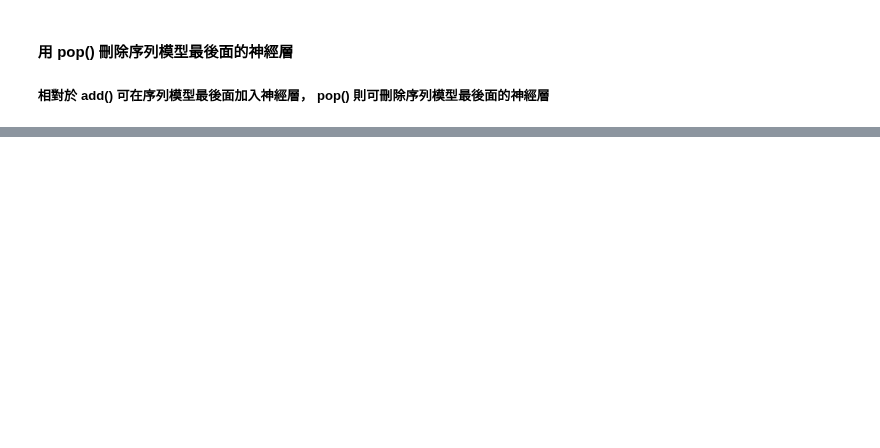
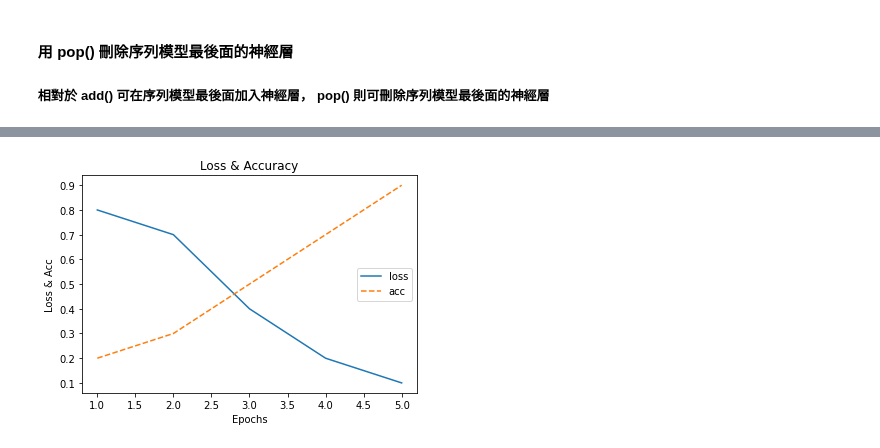
Before and after one commit to Whaleman0423/-Python-book-practice, a Jupyter notebook: tfKs_ch2_序列模型與密集神經網路20211021.ipynb, the cells around one changed output, grey strips where cells are left out. Cells and saved outputs as stored; diff of their text form; code cells hidden in the pictures; blank space fills up the shorter version.

```diff
--- a/tfKs_ch2_序列模型與密集神經網路20211021.ipynb
+++ b/tfKs_ch2_序列模型與密集神經網路20211021.ipynb
@@ -144,0 +167,16 @@ model.layers
+# %%
+import util2 as u   # 匯入自訂的工具模組
+history_dict = {   # 4個 key 的數據字典
+            "loss": [0.8, 0.7, 0.4, 0.2, 0.1],
+            'acc': [0.2, 0.3, 0.5, 0.7, 0.9],
+            'val_loss': [0.9, 0.9, 0.8, 0.6, 0.5],
+            'val_acc': [0.1, 0.2, 0.6, 0.7, 0.8]
+}
+u.plot(
+    history_dict,
+    ('loss', "acc"),  # 只繪製 key 為 loss 及 acc 的資料
+    'Loss & Accuracy',  # 標題文字
+    ('Epochs', "Loss & Acc")  # x, y 軸文字
+     )
+# %% [output]
+[figure, added]
```
Also changed, not shown: parts of 15 cells of this notebook.
